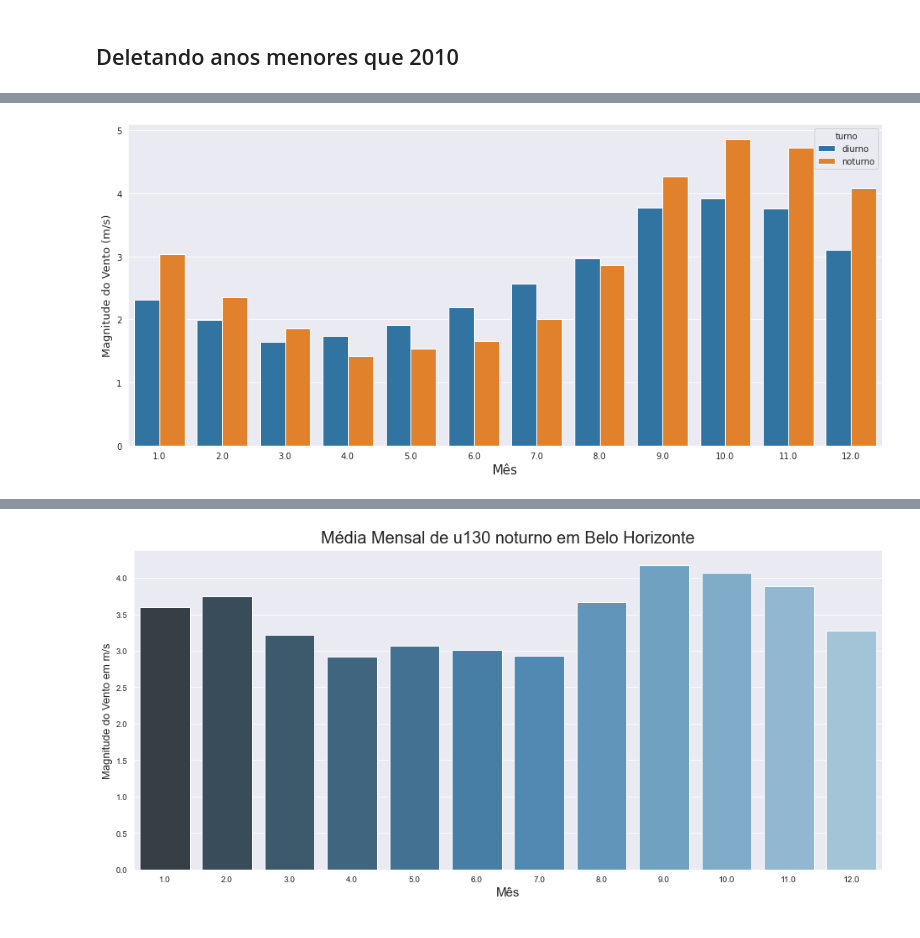
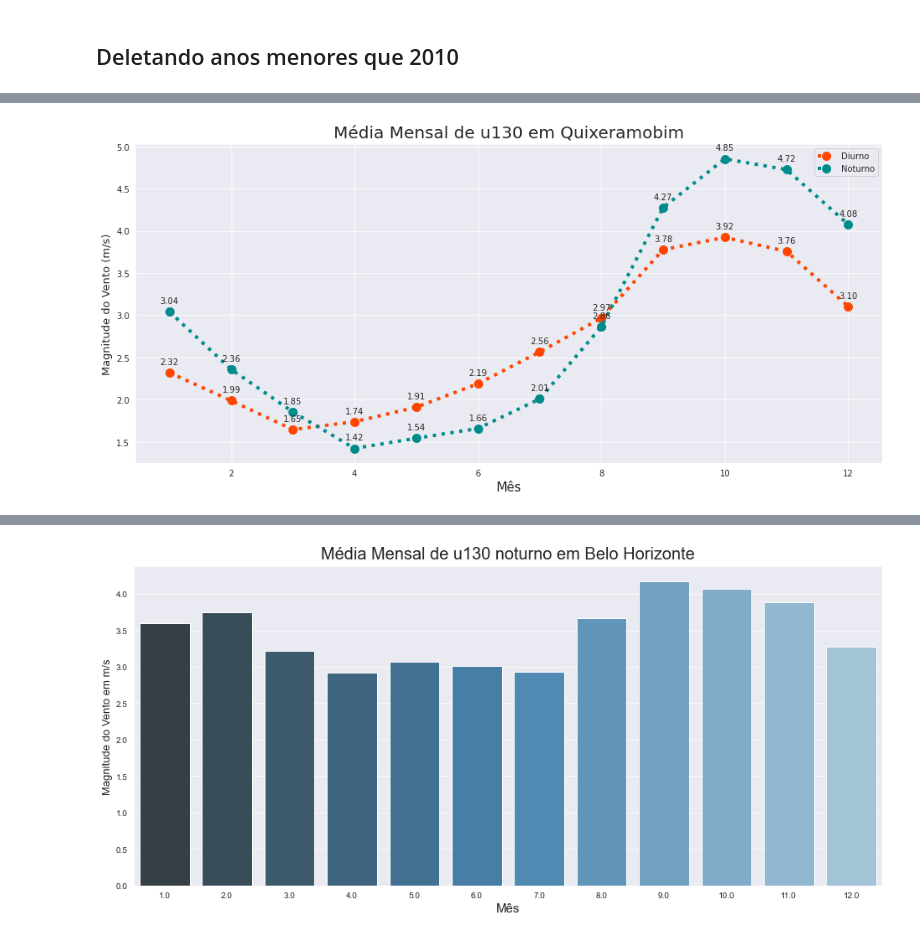
Before and after one commit to g-almeida/Climatology, a Jupyter notebook: ERA5 Reanalysis/Vento/TrabMeteoro/trabMeteoro.ipynb, the cells around one changed output, grey strips where cells are left out. Saved outputs shown, nothing was run; the diff lists cells and outputs as text; code cells hidden in the pictures.

Commit message:
Adding the line plot - urca

```diff
--- a/ERA5 Reanalysis/Vento/TrabMeteoro/trabMeteoro.ipynb
+++ b/ERA5 Reanalysis/Vento/TrabMeteoro/trabMeteoro.ipynb
@@ -128,8 +124,3 @@ mediaN_Belem_u130 = calc_u130('BM', 'noturno').to_csv('D:/_Gabriel/Estudo/UFF/5
 
 mediaD_TresMarias_u130 = calc_u130('TM', 'diurno').to_csv('D:/_Gabriel/Estudo/UFF/5 Período/Meteorologia/Trabalho-Ventos/generated_CSVs/medias/u130/mediaD_TresMarias_u130.csv')
 mediaN_TresMarias_u130 = calc_u130('TM', 'noturno').to_csv('D:/_Gabriel/Estudo/UFF/5 Período/Meteorologia/Trabalho-Ventos/generated_CSVs/medias/u130/mediaN_TresMarias_u130.csv')
-# %%
-mediaD = calc_u130('Quixeramobim', 'diurno')
-#mediaD['turno'] = 'diurno'
-mediaN = calc_u130('Quixeramobim', 'noturno')
-#mediaN['turno'] = 'noturno'
@@ -196,7 +144,42 @@ def plot_bar(usina, turno=None):
     ax.set_xlabel('Mês', fontdict={'fontsize': 15})
     ax.set_ylabel('Magnitude do Vento (m/s)', fontdict={'fontsize': 13})
     #plt.savefig('D:/_Gabriel/Estudo/UFF/5 Período/Meteorologia/Trabalho-Ventos/images/bars/u130_' + usina + '_' + turno + '.jpg')
+# %%
+def plot_line2(usina, turno=None):
+    '''Plot de linha porém mais organizado'''
+    fig, ax = plt.subplots(nrows=1,ncols=1, figsize=(16,7))
+    sea.set_style('darkgrid')
+
+    if turno =='noturno':
+        mediaF = calc_u130(usina, turno)
+        ax.plot(mediaF.index, mediaF['u130'],'-.', marker='o', linewidth=4, mew=5, label=turno, color = 'darkcyan')
+        ax.legend()
+        ax.set_title('Média Mensal de u130 '+ turno + ' em ' + usina , size = 20, pad = 9)
+        labeling(mediaF.index, mediaF['u130'])
+
+    elif turno == 'diurno':
+        mediaF = calc_u130(usina, turno)
+        ax.plot(mediaF.index, mediaF['u130'],'-.', marker='o', linewidth=4, mew=5, label=turno, color = 'orangered')
+        ax.legend()
+        ax.set_title('Média Mensal de u130 '+ turno + ' em ' + usina , size = 20, pad = 9)
+        labeling(mediaF.index, mediaF['u130'])
+
+    else:
+        mediaD = calc_u130(usina, 'diurno')
+        mediaN = calc_u130(usina, 'noturno')
+
+        ax.plot(mediaD.index, mediaD['u130'],':', marker='o', linewidth=4, mew=5, label='Diurno', color = 'orangered')
+        labeling(mediaD.index, mediaD['u130'])
+        ax.plot(mediaN.index, mediaN['u130'],':', marker='o', linewidth=4, mew=5, label='Noturno', color = 'darkcyan')
+        labeling(mediaN.index, mediaN['u130'])
+        ax.legend()
+        ax.set_title('Média Mensal de u130 em ' + usina , size = 20, pad = 9)
+
+
+    ax.set_xlabel('Mês', fontdict={'fontsize': 15})
+    ax.set_ylabel('Magnitude do Vento (m/s)', fontdict={'fontsize': 13})
+    #plt.savefig('D:/_Gabriel/Estudo/UFF/5 Período/Meteorologia/Trabalho-Ventos/images/bars/u130_' + usina + '_' + turno + '.jpg')
 # %%
-plot_bar('Quixeramobim')
+plot_line2('Quixeramobim')
 # %% [output]
-[figure, old version]
+[figure, new version]
```
Also changed, not shown: parts of 8 cells of this notebook.
